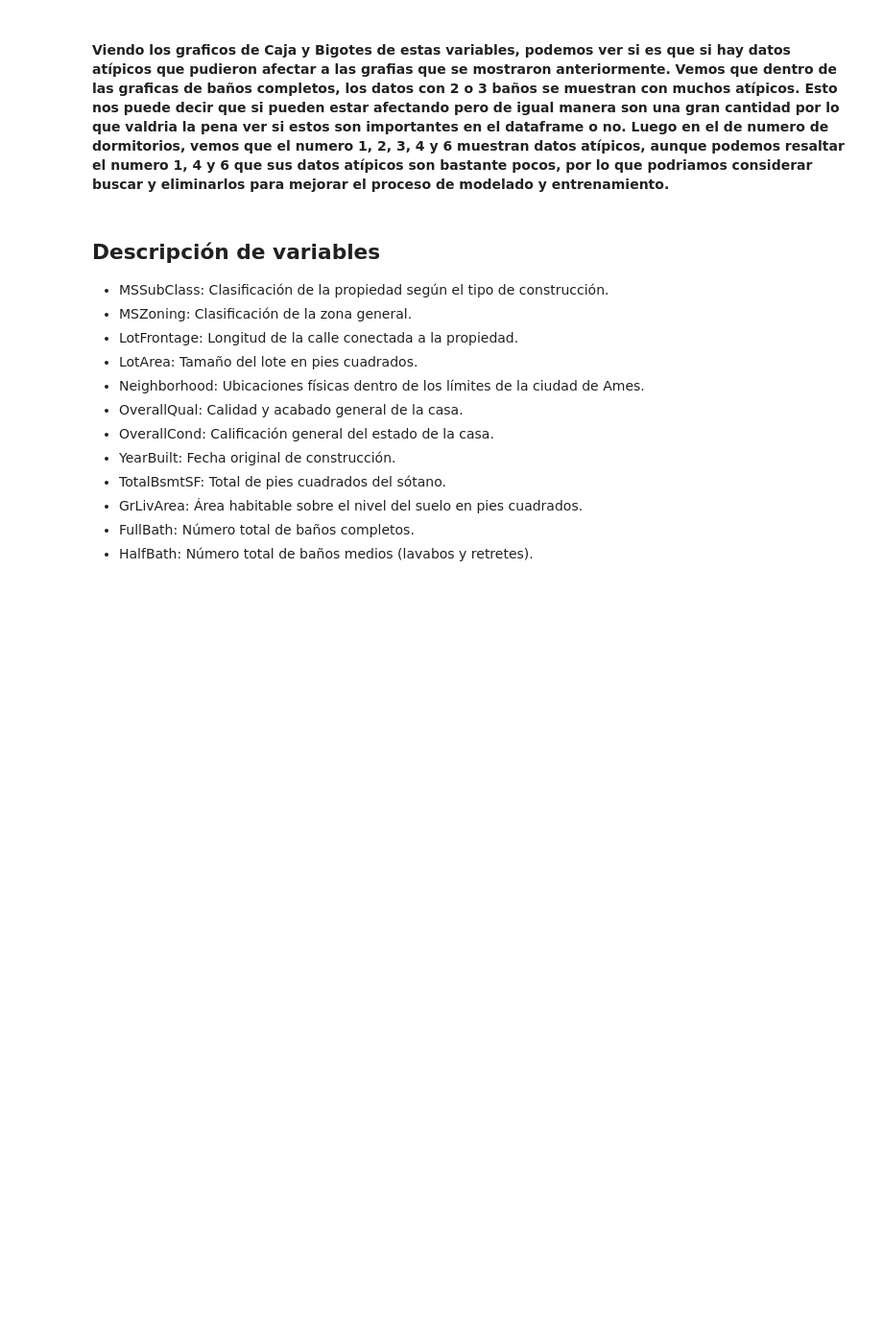
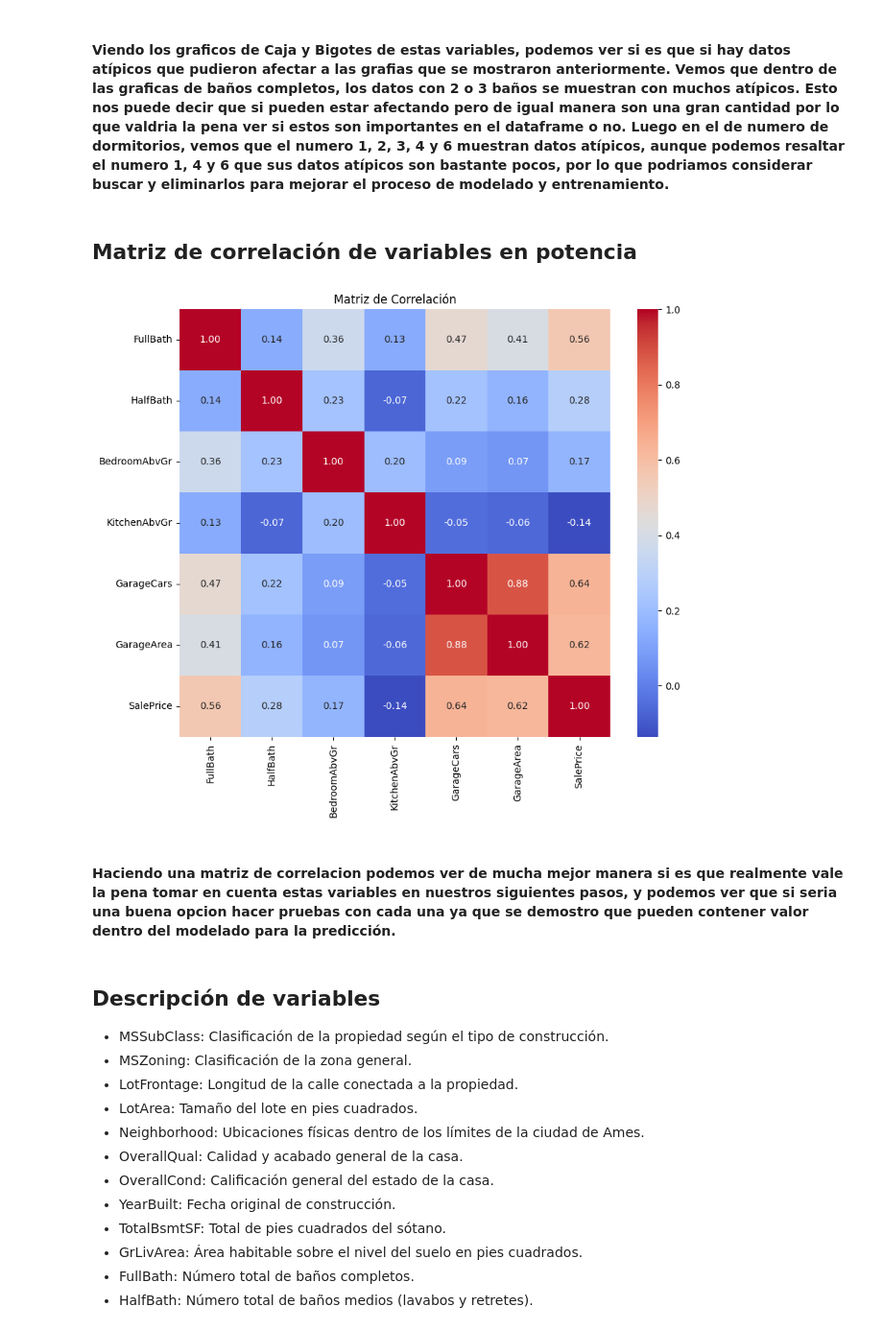
Before and after one commit to bl33h/housePricesRegression, a Jupyter notebook: housePricesRegression.ipynb, the cells around one changed output. Shown at 96% size. Cells and saved outputs as stored; diff of their text form; code cells hidden in the pictures; blank space fills up the shorter version.

```diff
--- a/housePricesRegression.ipynb
+++ b/housePricesRegression.ipynb
@@ -150,6 +150,18 @@ plt.show()
 [figure]
 # %% [markdown]
 #### Viendo los graficos de Caja y Bigotes de estas variables, podemos ver si es que si hay datos atípicos que pudieron afectar a las grafias que se mostraron anteriormente. Vemos que dentro de las graficas de baños completos, los datos con 2 o 3 baños se muestran con muchos atípicos. Esto nos puede decir que si pueden estar afectando pero de igual manera son una gran cantidad por lo que valdria la pena ver si estos son importantes en el dataframe o no. Luego en el de numero de dormitorios, vemos que el numero 1, 2, 3, 4 y 6 muestran datos atípicos, aunque podemos resaltar el numero 1, 4 y 6 que sus datos atípicos son bastante pocos, por lo que podriamos considerar buscar y eliminarlos para mejorar el proceso de modelado y entrenamiento.
+# %% [markdown]
+## Matriz de correlación de variables en potencia
+# %%
+correlation_matrix = df[['FullBath', 'HalfBath', 'BedroomAbvGr', 'KitchenAbvGr', 'GarageCars', 'GarageArea', 'SalePrice']].corr()
+plt.figure(figsize=(10, 8))
+sns.heatmap(correlation_matrix, annot=True, cmap='coolwarm', fmt=".2f")
+plt.title('Matriz de Correlación')
+plt.show()
+# %% [output]
+[figure, added]
+# %% [markdown]
+#### Haciendo una matriz de correlacion podemos ver de mucha mejor manera si es que realmente vale la pena tomar en cuenta estas variables en nuestros siguientes pasos, y podemos ver que si seria una buena opcion hacer pruebas con cada una ya que se demostro que pueden contener valor dentro del modelado para la predicción.
 # %% [markdown]
 ## Descripción de variables
 - MSSubClass: Clasificación de la propiedad según el tipo de construcción.
```
